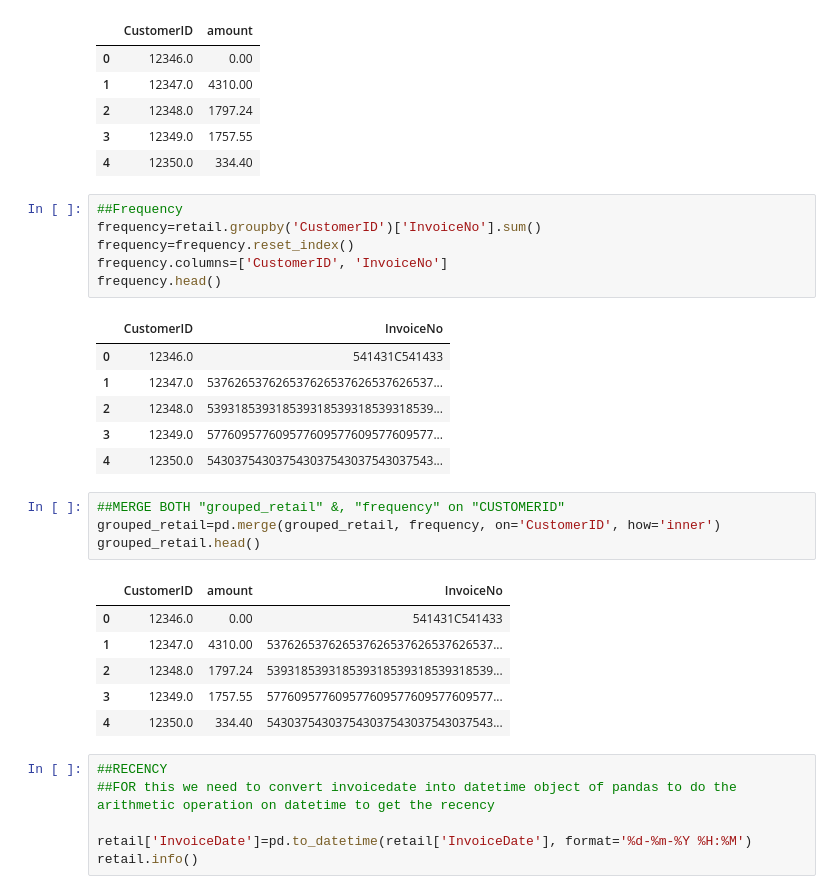
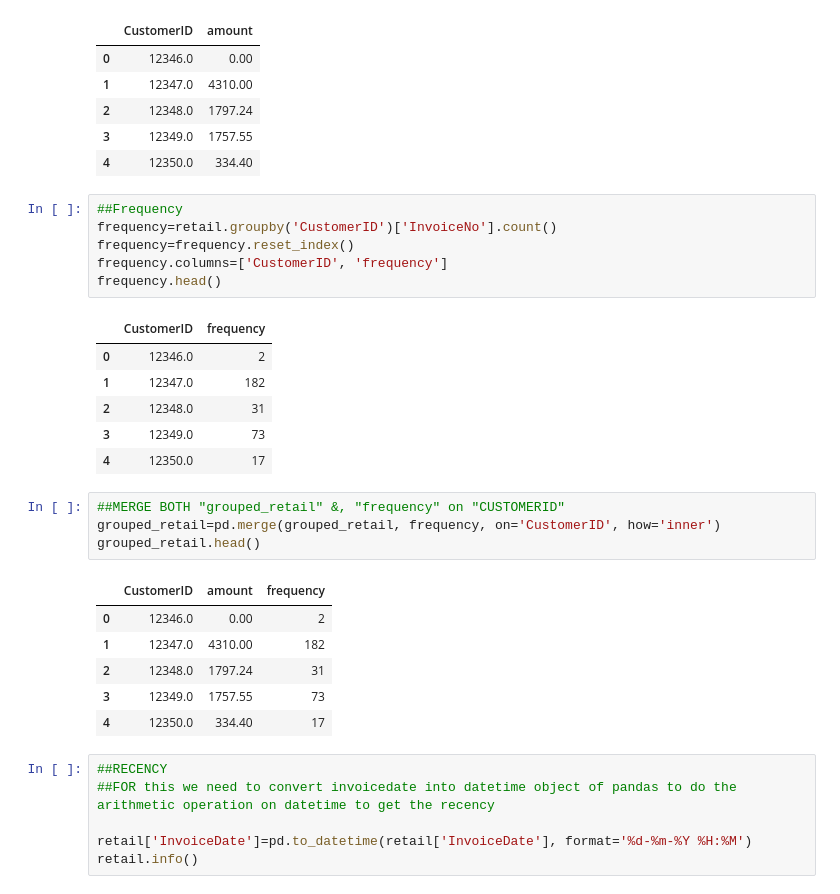
Before and after one commit to uddeshya-23/Clustering-Data-analysis, a Jupyter notebook: K_Means_clustering.ipynb, the cells around one changed output. Cells and saved outputs as stored; diff of their text form.

```diff
--- a/K_Means_clustering.ipynb
+++ b/K_Means_clustering.ipynb
@@ -112,28 +116,28 @@ grouped_retail.head()
 | 4 | 12350.0 | 334.40 |
 # %%
 ##Frequency
-frequency=retail.groupby('CustomerID')['InvoiceNo'].sum()
+frequency=retail.groupby('CustomerID')['InvoiceNo'].count()
 frequency=frequency.reset_index()
-frequency.columns=['CustomerID', 'InvoiceNo']
+frequency.columns=['CustomerID', 'frequency']
 frequency.head()
 # %% [output]
-|  | CustomerID | InvoiceNo |
-| 0 | 12346.0 | 541431C541433 |
-| 1 | 12347.0 | 537626537626537626537626537626537... |
-| 2 | 12348.0 | 539318539318539318539318539318539... |
-| 3 | 12349.0 | 577609577609577609577609577609577... |
-| 4 | 12350.0 | 543037543037543037543037543037543... |
+|  | CustomerID | frequency |
+| 0 | 12346.0 | 2 |
+| 1 | 12347.0 | 182 |
+| 2 | 12348.0 | 31 |
+| 3 | 12349.0 | 73 |
+| 4 | 12350.0 | 17 |
 # %%
 ##MERGE BOTH "grouped_retail" &, "frequency" on "CUSTOMERID"
 grouped_retail=pd.merge(grouped_retail, frequency, on='CustomerID', how='inner')
 grouped_retail.head()
 # %% [output]
-|  | CustomerID | amount | InvoiceNo |
-| 0 | 12346.0 | 0.00 | 541431C541433 |
-| 1 | 12347.0 | 4310.00 | 537626537626537626537626537626537... |
-| 2 | 12348.0 | 1797.24 | 539318539318539318539318539318539... |
-| 3 | 12349.0 | 1757.55 | 577609577609577609577609577609577... |
-| 4 | 12350.0 | 334.40 | 543037543037543037543037543037543... |
+|  | CustomerID | amount | frequency |
+| 0 | 12346.0 | 0.00 | 2 |
+| 1 | 12347.0 | 4310.00 | 182 |
+| 2 | 12348.0 | 1797.24 | 31 |
+| 3 | 12349.0 | 1757.55 | 73 |
+| 4 | 12350.0 | 334.40 | 17 |
 # %%
 ##RECENCY
 ##FOR this we need to convert invoicedate into datetime object of pandas to do the arithmetic operation on datetime to get the recency
```
Also changed, not shown: parts of 18 cells of this notebook.
